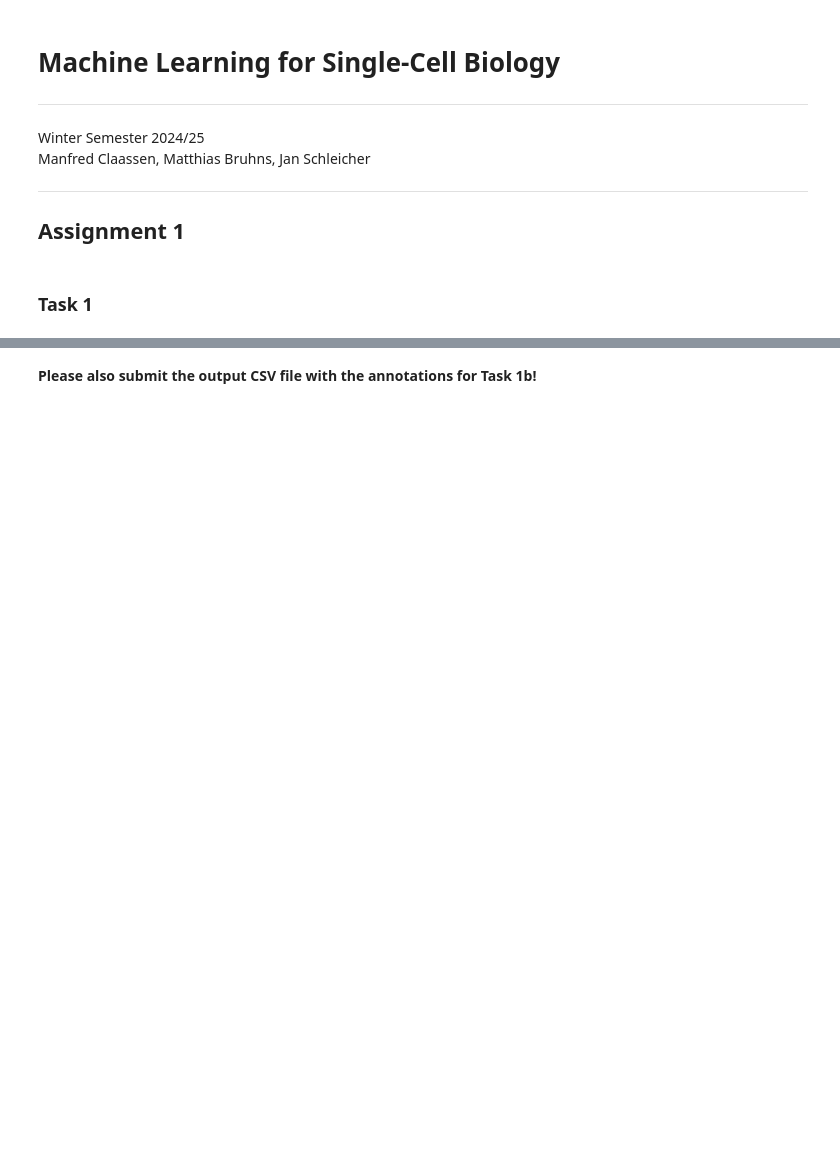
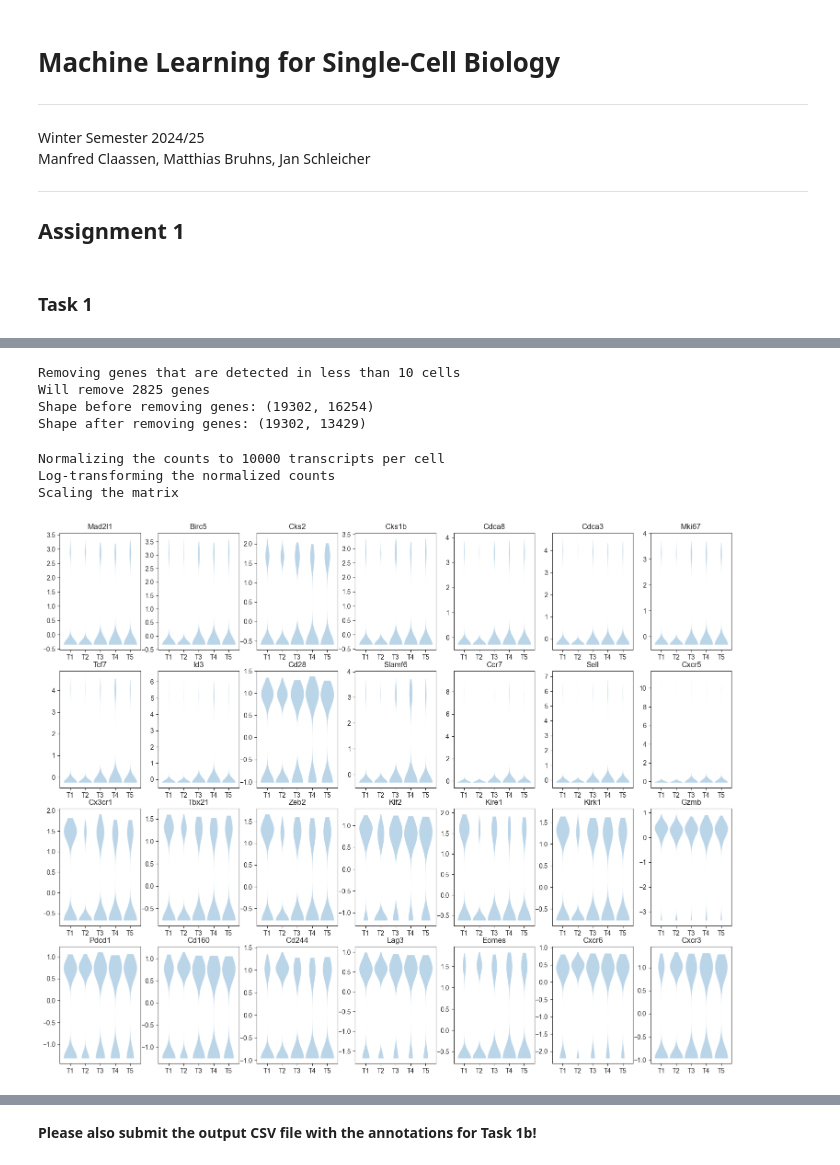
Before and after one commit to kerseviciute/machine-learning-for-single-cell-biology, a Jupyter notebook: mlscb_2024_assignment_01_code.ipynb, the cells around one changed output, grey strips where cells are left out. Drawn from its saved outputs; the diff is of its cells as text; code cells hidden in the pictures; blank space fills up the shorter version.

```diff
--- a/mlscb_2024_assignment_01_code.ipynb
+++ b/mlscb_2024_assignment_01_code.ipynb
@@ -44,3 +59,83 @@ metadata_1 = pd.read_csv(os.path.join(DATA_PATH, "expression_data_1_metadata.tsv
+# %%
+print("Removing genes that are detected in less than 10 cells")
+
+keep_genes = (expression_data_1 != 0).sum(axis = 0) >= 1
+
+print(f"Will remove {expression_data_1.shape[1] - sum(keep_genes)} genes")
+print(f"Shape before removing genes: {expression_data_1.shape}")
+
+expression_data_1 = expression_data_1.loc[:, keep_genes]
+
+print(f"Shape after removing genes: {expression_data_1.shape}")
+# %% [output]
+Removing genes that are detected in less than 10 cells
+Will remove 2825 genes
+Shape before removing genes: (19302, 16254)
+Shape after removing genes: (19302, 13429)
+# %%
+print("Normalizing the counts to 10000 transcripts per cell")
+
+totals = expression_data_1.sum(axis = 1)
+normalized = expression_data_1.div(totals, axis = 0) * 10_000
+
+print("Log-transforming the normalized counts")
+
+for c in normalized.columns:
+    normalized[c] = np.log10(normalized[c].values + 0.00001)
+
+print("Scaling the matrix")
+
+normalized = (normalized - normalized.mean(axis = 0)) / normalized.std(axis = 0)
+
+# Make sure the final data matrix is correct and does not contain missing values
+assert not normalized.isnull().values.any()
+# %% [output]
+Normalizing the counts to 10000 transcripts per cell
+Log-transforming the normalized counts
+Scaling the matrix
+# %%
+genes = [
+    "Mad2l1", "Birc5", "Cks2", "Cks1b", "Cdca8", "Cdca3", "Mki67",
+    "Tcf7", "Id3", "Cd28", "Slamf6", "Ccr7", "Sell", "Cxcr5",
+    "Cx3cr1", "Tbx21", "Zeb2", "Klf2", "Klre1", "Klrk1", "Gzmb",
+    "Pdcd1", "Cd160", "Cd244", "Lag3", "Eomes", "Cxcr6", "Cxcr3"
+]
+
+assert all([gene in normalized.columns for gene in genes])
+# %%
+cell_types = metadata_1.CellType.unique().tolist()
+cell_types.sort()
+
+cell_barcodes = [metadata_1[metadata_1.CellType == cell_type].index.tolist() for cell_type in cell_types]
+
+ncols = 7
+nrows = int(len(genes) / ncols)
+
+fig, axs = plt.subplots(nrows = nrows, ncols = ncols, figsize = (15, 3 * nrows))
+
+for i, gene in enumerate(genes):
+    row = int(i / ncols)
+    col = i % ncols
+
+    x_pos = np.arange(0, len(cell_types))
+    counts = [np.array(normalized.loc[cells, gene].tolist()) for cells in cell_barcodes]
+
+    axs[row][col].violinplot(
+        counts, x_pos,
+        showmeans = False,
+        showmedians = False,
+        showextrema = False,
+        widths = 0.9,
+        points = 500
+    )
+    axs[row][col].set_title(gene)
+    axs[row][col].set_xticks(x_pos)
+    axs[row][col].set_xticklabels(cell_types)
+
+fig.tight_layout(pad = 0.1)
+plt.show()
+# %% [output]
+[figure, added]
 # %%
 def task1a_identification(expression_data: pd.DataFrame, metadata: pd.DataFrame) -> Tuple[pd.DataFrame, pd.DataFrame]:
     """
```
Also changed, not shown: parts of 3 cells of this notebook.
